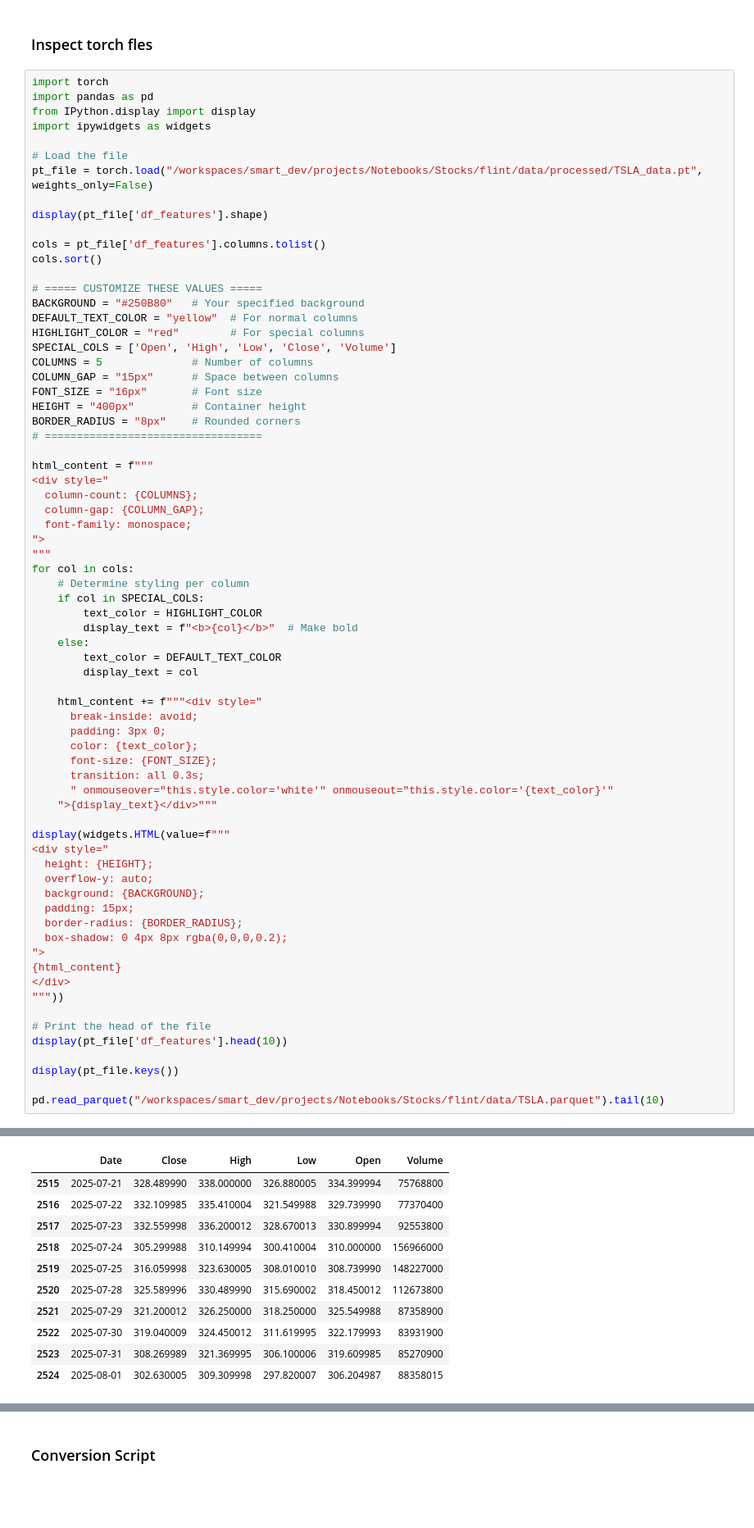
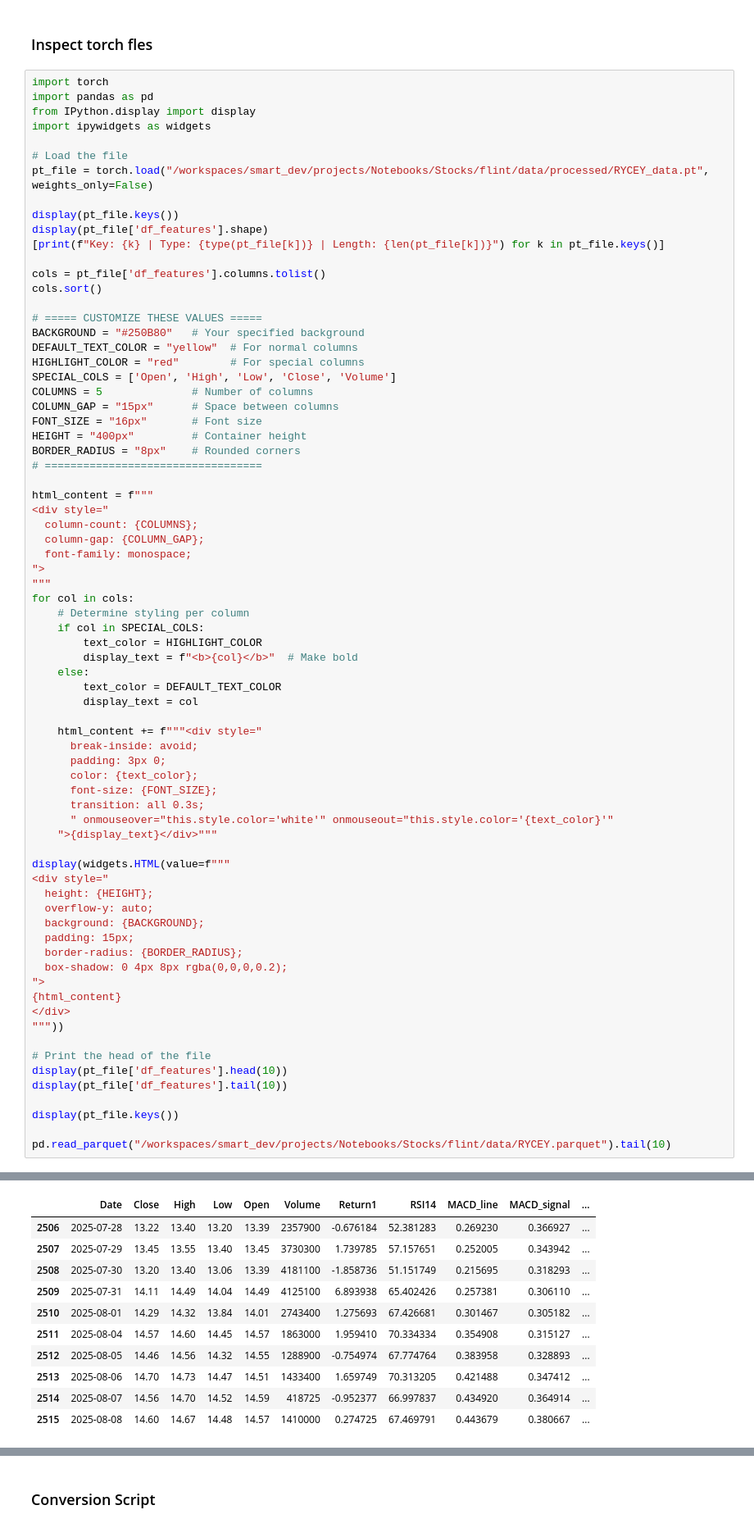
Before and after one commit to cmlpolymath/Notebooks, a Jupyter notebook: Stocks/stock_algo.ipynb, the cells around one changed output, grey strips where cells are left out. Shown at 82% size. Cells and saved outputs as stored; diff of their text form; blank space fills up the shorter version.

```diff
--- a/Stocks/stock_algo.ipynb
+++ b/Stocks/stock_algo.ipynb
@@ -1194,9 +1583,11 @@ from IPython.display import display
 import ipywidgets as widgets
 
 # Load the file
-pt_file = torch.load("/workspaces/smart_dev/projects/Notebooks/Stocks/flint/data/processed/TSLA_data.pt", weights_only=False)
+pt_file = torch.load("/workspaces/smart_dev/projects/Notebooks/Stocks/flint/data/processed/RYCEY_data.pt", weights_only=False)
 
+display(pt_file.keys())
 display(pt_file['df_features'].shape)
+[print(f"Key: {k} | Type: {type(pt_file[k])} | Length: {len(pt_file[k])}") for k in pt_file.keys()]
 
 cols = pt_file['df_features'].columns.tolist()
 cols.sort()
@@ -1253,8 +1644,9 @@ display(widgets.HTML(value=f"""
 
 # Print the head of the file
 display(pt_file['df_features'].head(10))
+display(pt_file['df_features'].tail(10))
 
 display(pt_file.keys())
 
-pd.read_parquet("/workspaces/smart_dev/projects/Notebooks/Stocks/flint/data/TSLA.parquet").tail(10)
+pd.read_parquet("/workspaces/smart_dev/projects/Notebooks/Stocks/flint/data/RYCEY.parquet").tail(10)
 # %% [output]
@@ -1276,11 +1679,11 @@ dict_keys(['X_train', 'y_train', 'X_test', 'y_test_orig', 'feature_cols', 'X_seq
-|  | Date | Close | High | Low | Open | Volume |
-| 2515 | 2025-07-21 | 328.489990 | 338.000000 | 326.880005 | 334.399994 | 75768800 |
-| 2516 | 2025-07-22 | 332.109985 | 335.410004 | 321.549988 | 329.739990 | 77370400 |
-| 2517 | 2025-07-23 | 332.559998 | 336.200012 | 328.670013 | 330.899994 | 92553800 |
-| 2518 | 2025-07-24 | 305.299988 | 310.149994 | 300.410004 | 310.000000 | 156966000 |
-| 2519 | 2025-07-25 | 316.059998 | 323.630005 | 308.010010 | 308.739990 | 148227000 |
-| 2520 | 2025-07-28 | 325.589996 | 330.489990 | 315.690002 | 318.450012 | 112673800 |
-| 2521 | 2025-07-29 | 321.200012 | 326.250000 | 318.250000 | 325.549988 | 87358900 |
-| 2522 | 2025-07-30 | 319.040009 | 324.450012 | 311.619995 | 322.179993 | 83931900 |
-| 2523 | 2025-07-31 | 308.269989 | 321.369995 | 306.100006 | 319.609985 | 85270900 |
-| 2524 | 2025-08-01 | 302.630005 | 309.309998 | 297.820007 | 306.204987 | 88358015 |
+|  | Date | Close | High | Low | Open | Volume | Return1 | RSI14 | MACD_line | MACD_signal | ... |
+| 2506 | 2025-07-28 | 13.22 | 13.40 | 13.20 | 13.39 | 2357900 | -0.676184 | 52.381283 | 0.269230 | 0.366927 | ... |
+| 2507 | 2025-07-29 | 13.45 | 13.55 | 13.40 | 13.45 | 3730300 | 1.739785 | 57.157651 | 0.252005 | 0.343942 | ... |
+| 2508 | 2025-07-30 | 13.20 | 13.40 | 13.06 | 13.39 | 4181100 | -1.858736 | 51.151749 | 0.215695 | 0.318293 | ... |
+| 2509 | 2025-07-31 | 14.11 | 14.49 | 14.04 | 14.49 | 4125100 | 6.893938 | 65.402426 | 0.257381 | 0.306110 | ... |
+| 2510 | 2025-08-01 | 14.29 | 14.32 | 13.84 | 14.01 | 2743400 | 1.275693 | 67.426681 | 0.301467 | 0.305182 | ... |
+| 2511 | 2025-08-04 | 14.57 | 14.60 | 14.45 | 14.57 | 1863000 | 1.959410 | 70.334334 | 0.354908 | 0.315127 | ... |
+| 2512 | 2025-08-05 | 14.46 | 14.56 | 14.32 | 14.55 | 1288900 | -0.754974 | 67.774764 | 0.383958 | 0.328893 | ... |
+| 2513 | 2025-08-06 | 14.70 | 14.73 | 14.47 | 14.51 | 1433400 | 1.659749 | 70.313205 | 0.421488 | 0.347412 | ... |
+| 2514 | 2025-08-07 | 14.56 | 14.70 | 14.52 | 14.59 | 418725 | -0.952377 | 66.997837 | 0.434920 | 0.364914 | ... |
+| 2515 | 2025-08-08 | 14.60 | 14.67 | 14.48 | 14.57 | 1410000 | 0.274725 | 67.469791 | 0.443679 | 0.380667 | ... |
```
Also changed, not shown: parts of 19 cells of this notebook, 16 other files.
